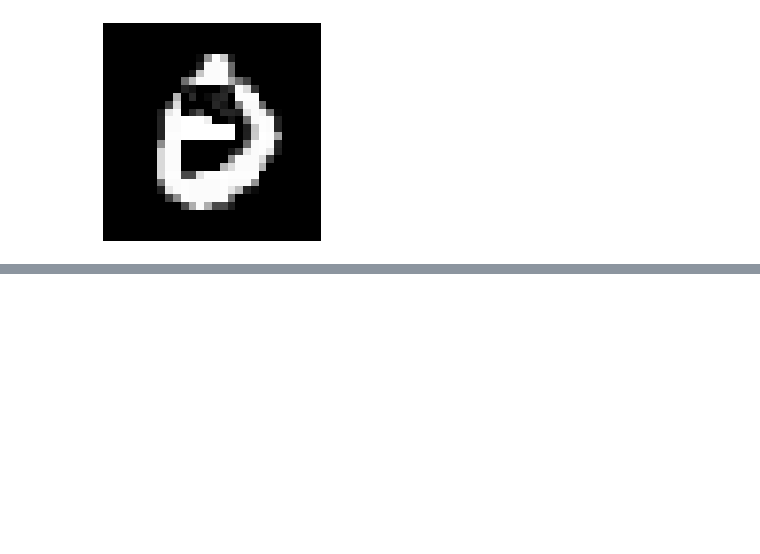
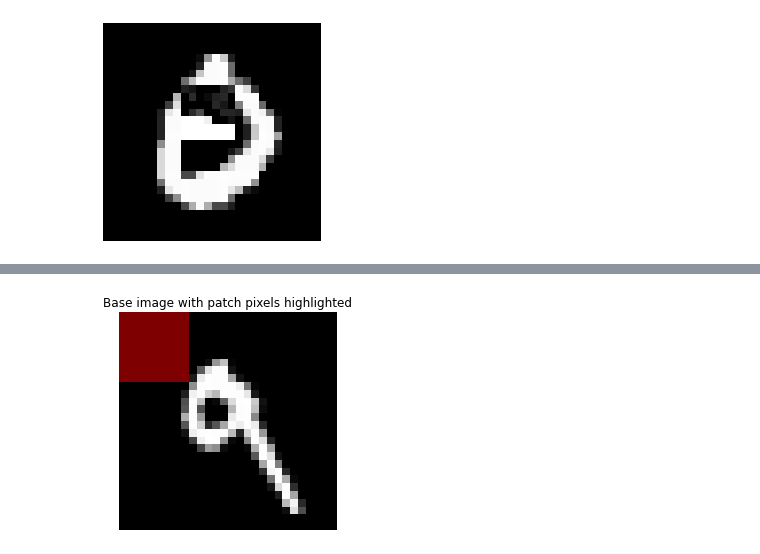
Before and after one commit to NathanA15/Patch-Attack-Verification, a Jupyter notebook: intro.ipynb, the cells around one changed output, grey strips where cells are left out. Drawn from its saved outputs; the diff is of its cells as text; code cells hidden in the pictures; blank space fills up the shorter version.

Commit message:
added cell to visualize input box

```diff
--- a/intro.ipynb
+++ b/intro.ipynb
@@ -361,0 +362,48 @@ Predicted class for adversarial example: 3
+# %%
+# plot input box
+
+import re
+import numpy as np
+import matplotlib.pyplot as plt
+
+patch_input_path = '/root/Projects/Nathan/Patch-Attack-Verification/input_box_configs/20260113/20260113-191709_label9_patch_box_0_0_9.txt'
+
+with open(patch_input_path, 'r') as f:
+    lines = [line.strip() for line in f.readlines() if line.strip()]
+
+h = w = 28
+if len(lines) != h * w:
+    print("Warning: unexpected line count:", len(lines))
+
+img = np.zeros((h, w), dtype=float)
+mask = np.zeros((h, w), dtype=bool)
+
+for idx, line in enumerate(lines):
+    intervals = re.findall(r"\[([^\]]+)\]", line)
+    # Use first interval to reconstruct base image
+    first_lb, first_ub = intervals[0].split(",")
+    lb = float(first_lb)
+    ub = float(first_ub)
+
+    row = idx // w
+    col = idx % w
+    img[row, col] = lb
+
+    # Patch pixels: any interval with ub > lb
+    for interval in intervals:
+        a, b = interval.split(",")
+        if float(b) > float(a):
+            mask[row, col] = True
+            break
+
+plt.figure(figsize=(4, 4))
+plt.imshow(img, cmap="gray", vmin=0, vmax=1)
+# overlay patch in red
+overlay = np.zeros((h, w, 4), dtype=float)
+overlay[mask] = [1.0, 0.0, 0.0, 0.5]
+plt.imshow(overlay)
+plt.axis("off")
+plt.title("Base image with patch pixels highlighted")
+plt.show()
+# %% [output]
+[figure, added]
```
Also changed, not shown: parts of 1 cell of this notebook.
